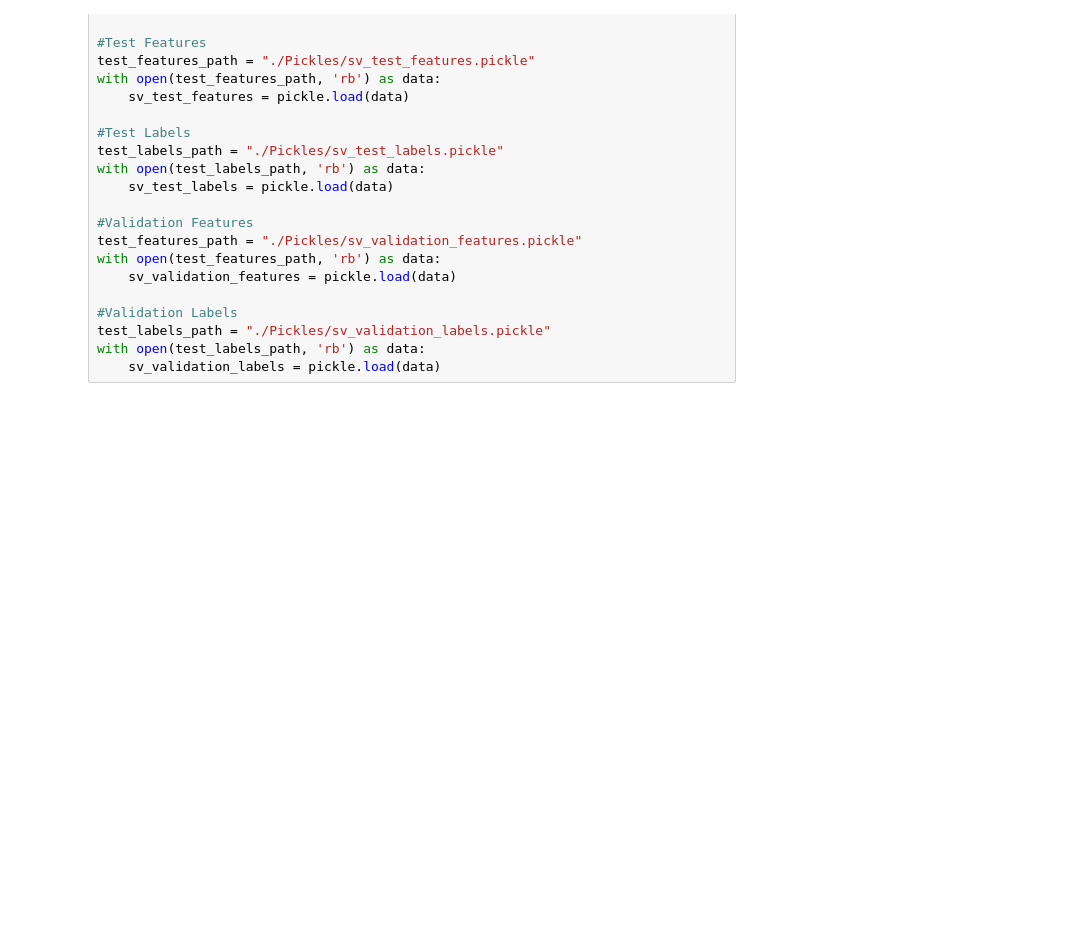
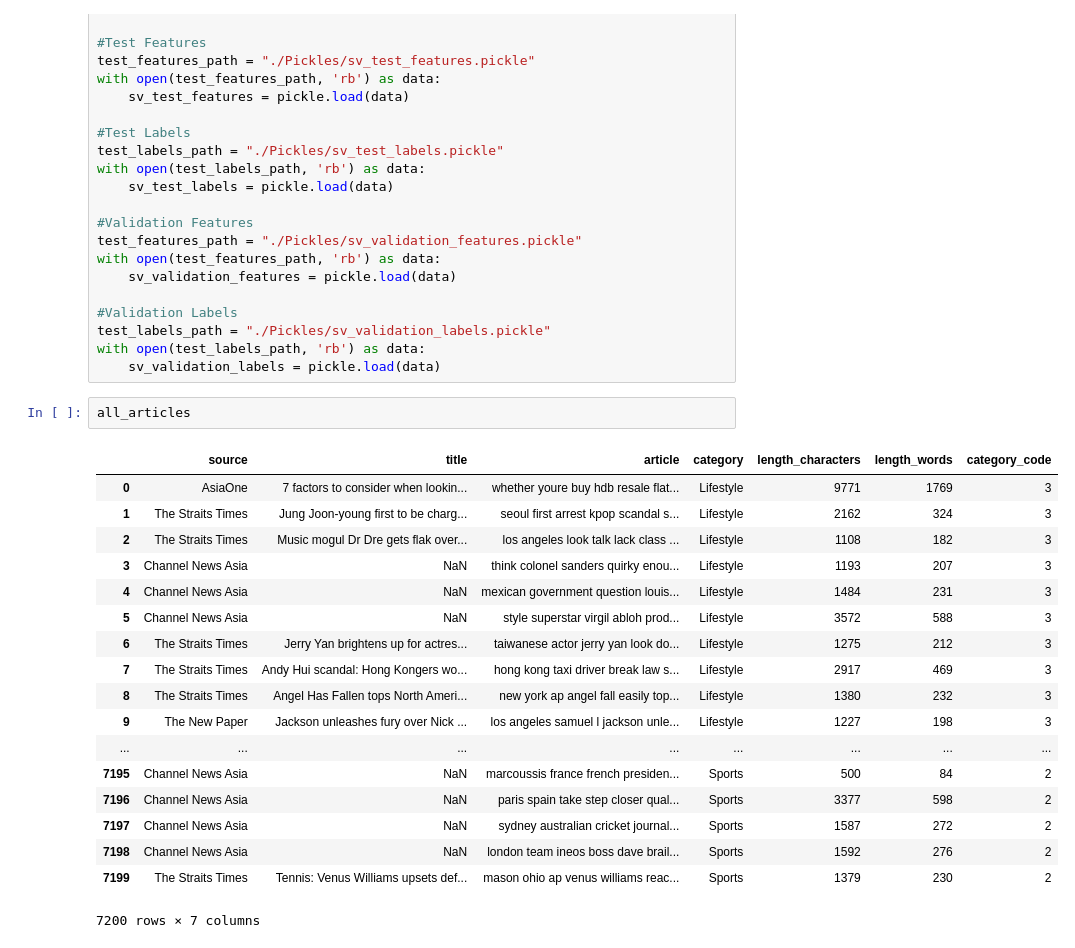
Before and after one commit to musicrokr/TSL-PRML, a Jupyter notebook: CA1/09C Deep Learning - LSTM.ipynb, the cells around one changed output. Saved outputs shown, nothing was run; the diff lists cells and outputs as text; blank space fills up the shorter version.

```diff
--- a/CA1/09C Deep Learning - LSTM.ipynb
+++ b/CA1/09C Deep Learning - LSTM.ipynb
@@ -81,3 +87,24 @@ with open(test_features_path, 'rb') as data:
 test_labels_path = "./Pickles/sv_validation_labels.pickle"
 with open(test_labels_path, 'rb') as data:
     sv_validation_labels = pickle.load(data)
+# %%
+all_articles
+# %% [output]
+|  | source | title | article | category | length_characters | length_words | category_code |
+| 0 | AsiaOne | 7 factors to consider when lookin... | whether youre buy hdb resale flat... | Lifestyle | 9771 | 1769 | 3 |
+| 1 | The Straits Times | Jung Joon-young first to be charg... | seoul first arrest kpop scandal s... | Lifestyle | 2162 | 324 | 3 |
+| 2 | The Straits Times | Music mogul Dr Dre gets flak over... | los angeles look talk lack class ... | Lifestyle | 1108 | 182 | 3 |
+| 3 | Channel News Asia | NaN | think colonel sanders quirky enou... | Lifestyle | 1193 | 207 | 3 |
+| 4 | Channel News Asia | NaN | mexican government question louis... | Lifestyle | 1484 | 231 | 3 |
+| 5 | Channel News Asia | NaN | style superstar virgil abloh prod... | Lifestyle | 3572 | 588 | 3 |
+| 6 | The Straits Times | Jerry Yan brightens up for actres... | taiwanese actor jerry yan look do... | Lifestyle | 1275 | 212 | 3 |
+| 7 | The Straits Times | Andy Hui scandal: Hong Kongers wo... | hong kong taxi driver break law s... | Lifestyle | 2917 | 469 | 3 |
+| 8 | The Straits Times | Angel Has Fallen tops North Ameri... | new york ap angel fall easily top... | Lifestyle | 1380 | 232 | 3 |
+| 9 | The New Paper | Jackson unleashes fury over Nick ... | los angeles samuel l jackson unle... | Lifestyle | 1227 | 198 | 3 |
+| ... | ... | ... | ... | ... | ... | ... | ... |
+| 7195 | Channel News Asia | NaN | marcoussis france french presiden... | Sports | 500 | 84 | 2 |
+| 7196 | Channel News Asia | NaN | paris spain take step closer qual... | Sports | 3377 | 598 | 2 |
+| 7197 | Channel News Asia | NaN | sydney australian cricket journal... | Sports | 1587 | 272 | 2 |
+| 7198 | Channel News Asia | NaN | london team ineos boss dave brail... | Sports | 1592 | 276 | 2 |
+| 7199 | The Straits Times | Tennis: Venus Williams upsets def... | mason ohio ap venus williams reac... | Sports | 1379 | 230 | 2 |
+7200 rows × 7 columns
```
Also changed, not shown: parts of 29 cells of this notebook, 35 other files.
